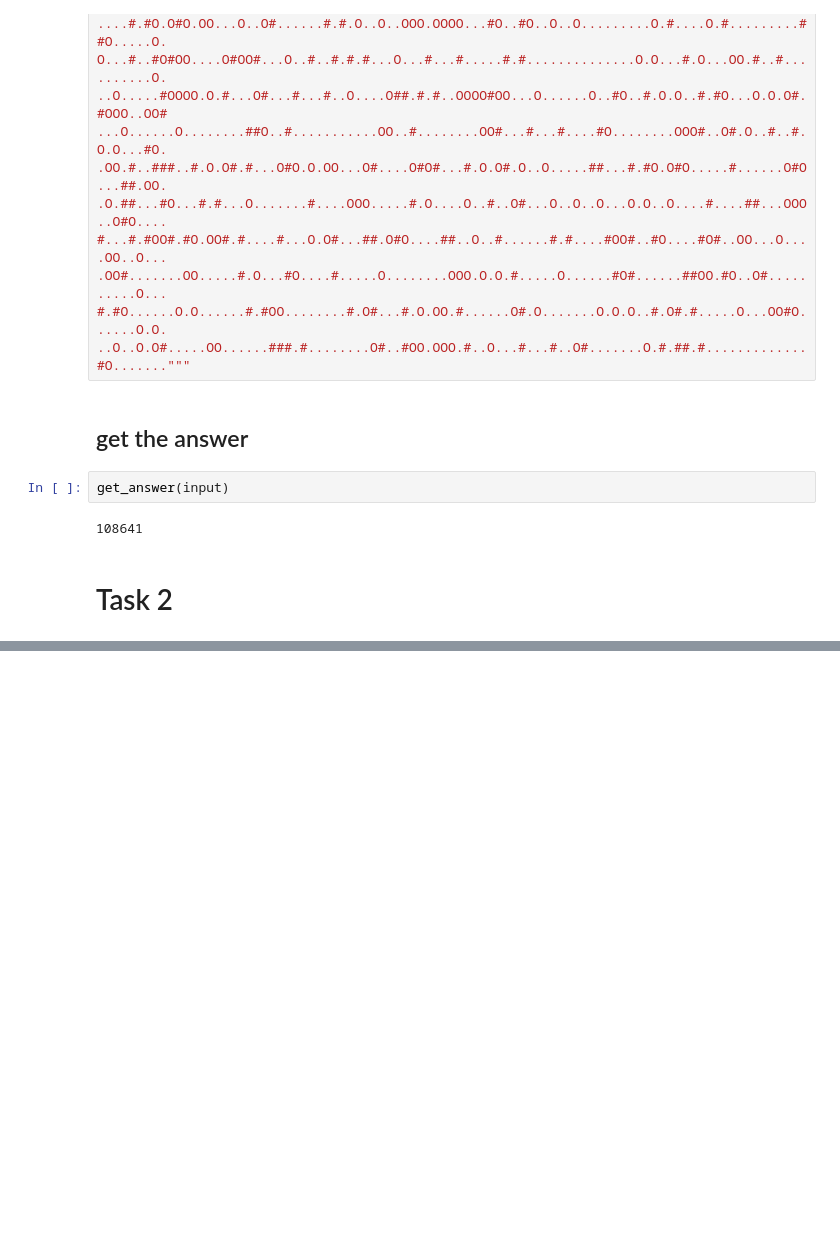
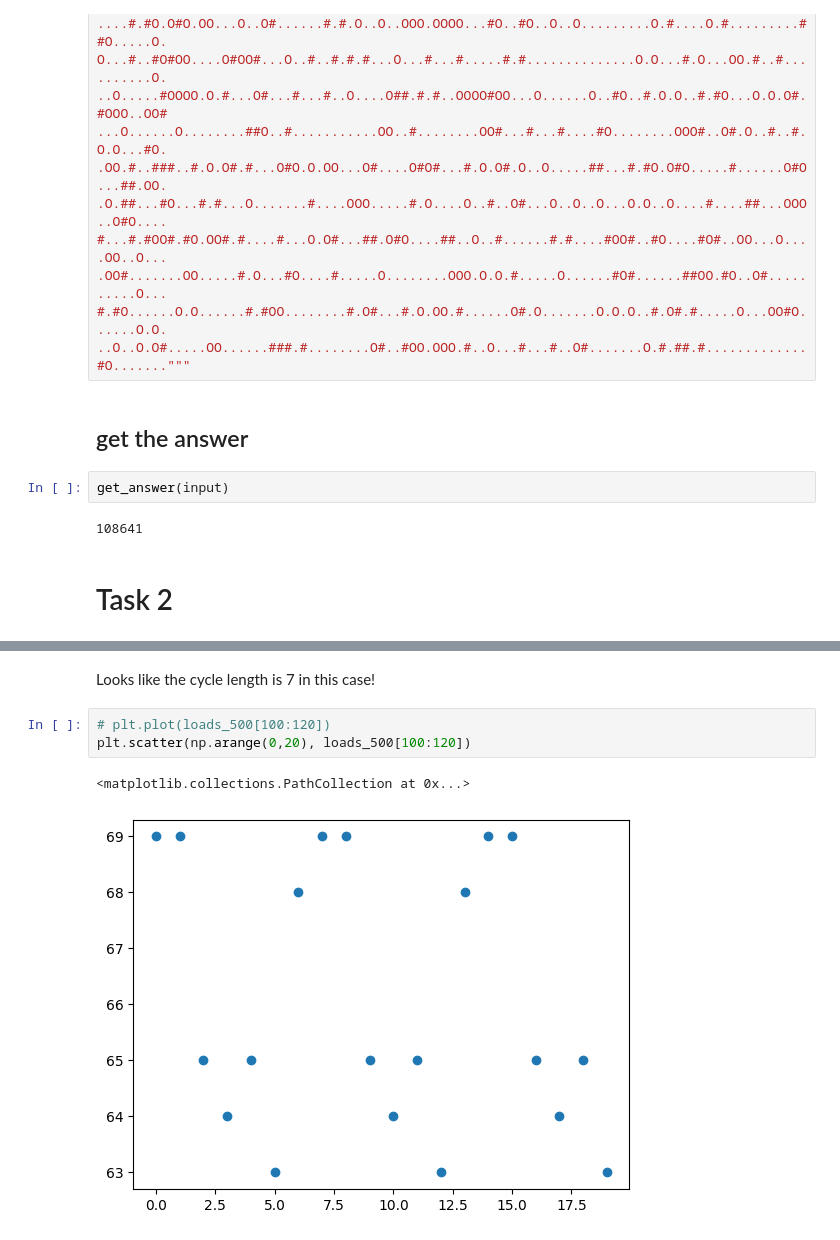
Before and after one commit to ihawryluk/advent-of-code-2023, a Jupyter notebook: AoC_14.ipynb, the cells around one changed output, grey strips where cells are left out. Drawn from its saved outputs; the diff is of its cells as text; blank space fills up the shorter version.

```diff
--- a/AoC_14.ipynb
+++ b/AoC_14.ipynb
@@ -360,0 +369,8 @@ def get_answer2(input,n):
+# %% [markdown]
+Looks like the cycle length is 7 in this case!
+# %%
+# plt.plot(loads_500[100:120])
+plt.scatter(np.arange(0,20), loads_500[100:120])
+# %% [output]
+<matplotlib.collections.PathCollection at 0x...>
+[figure, added]
```
Also changed, not shown: parts of 20 cells of this notebook.
